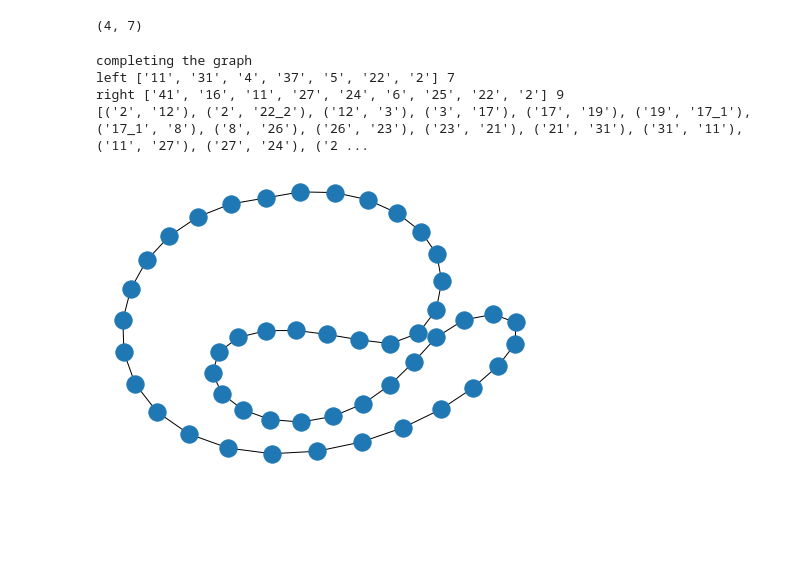
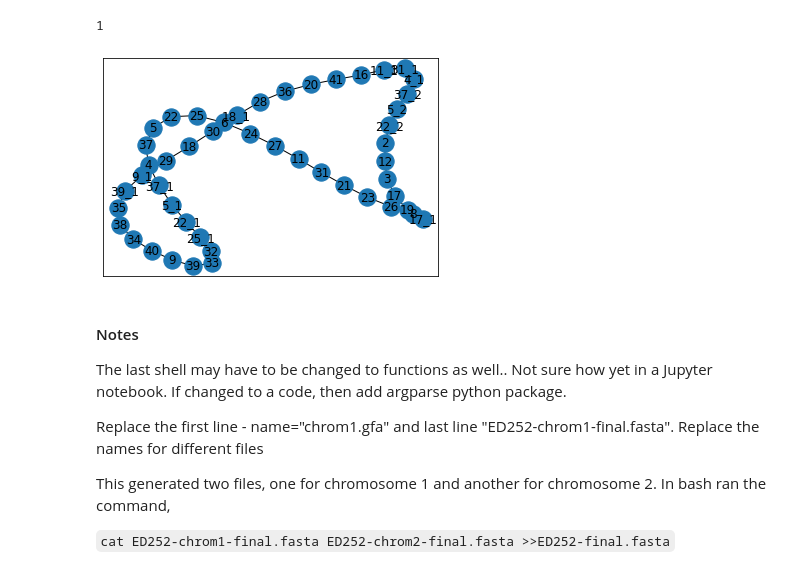
Before and after one commit to npbhavya/bacterial-genome-assembly, a Jupyter notebook: DFS_fully_working.ipynb, the cells around one changed output. Cells and saved outputs as stored; diff of their text form; code cells hidden in the pictures; blank space fills up the shorter version.

```diff
--- a/DFS_fully_working.ipynb
+++ b/DFS_fully_working.ipynb
@@ -104,18 +173,16 @@ def maxDepth (node, dfs, graph):
 ########################################
 # Driver program to test above function
 ########################################
-x=gfa_parser("chrom1.gfa")
-#calling a specific function within the class
-edges=x.gfa_parser("chrom1.gfa")
-G=nx.Graph()
-G.add_edges_from(edges)
-n=list(G.nodes())[0]
-successors=nx.dfs_successors(G,n)
-#print (successors)
-#print (successors["22"])
-print (maxDepth('9', successors, G))
+#x=gfa_parser("chrom1.gfa")
+##calling a specific function within the class
+#edges=x.gfa_parser("chrom1.gfa")
+#G=nx.Graph()
+#G.add_edges_from(edges)
+#n=list(G.nodes())[0]
+#successors=nx.dfs_successors(G,n)
+##print (successors)
+##print (successors["22"])
+#print (maxDepth('9', successors, G))
-# %% [output]
-(4, 7)
 # %%
 # this function only renames the node since it already exists in the
 #   new graph
@@ -186,8 +281,20 @@ import matplotlib.pyplot as plt
 import networkx as nx
 
 #calling the gfa parser first to retrieve the data from gfa
-x=gfa_parser("chrom1.gfa")
-edges=x.gfa_parser("chrom1.gfa")
+input_name="chrom1.gfa"
+
+x=gfa_parser(input_name)
+edges=x.gfa_parser(input_name)[0]
+
+# getting the coverage of each of the nodes, reporting the nodes that
+# have coverage more than 2.
+coverage=x.gfa_parser(input_name)[1]
+#print ("list of nodes that have coverage more than 2")
+#for k, v in coverage.items():
+#    if (v<2):
+#        print (k,v)
+
+sequences=x.gfa_parser(input_name)[2]
 
 #using networkx package to write the edges from gfa to graph
 G=nx.Graph()
@@ -293,7 +400,6 @@ while (count < length):
                         new_graph=check_before_adding(key,val[1], new_graph)
                         successors.pop(key)
                         successors[key]=(val[0])
-
                 count=count+1
 
         #check point trace back to continue
@@ -331,40 +437,51 @@ while (count < length):
 # adding the last connection from the last node int he dfs graph
 # getting the last node
 # adding the last connection to complete the graph
-print ("completing the graph")
+#print ("completing the graph")
 new_edges=list(new_graph.edges)
 last_edge=new_edges[-1]
 last_node=last_edge[1]
 last_node=last_node.split('_')[0]
 path=path_to_first_node(last_node, n, G)
 left_path=path[0]
 right_path=path[1]
-print ("left", left_path, len(left_path))
-print ("right", right_path, len(right_path))
+#print ("left", left_path, len(left_path))
+#print ("right", right_path, len(right_path))
 if (len(left_path)==len(right_path)):
     for f in range(len(left_path)):
         if (f==0):
             new_graph=check_before_adding(last_node, left_path[f], new_graph)
         else:
             new_graph=check_before_adding(left_path[f-1], left_path[f], new_graph)
 elif (len(left_path)<len(right_path)):
     for f in range(len(left_path)):
         if (f==0):
             new_graph=check_before_adding(last_node, left_path[f], new_graph)
         else:
             new_graph=check_before_adding(left_path[f-1], left_path[f], new_graph)
 elif (len(left_path)>len(right_path)):
     for f in range(len(right_path)):
         if (f==0):
             new_graph=check_before_adding(last_node, right_path[f], new_graph)
         else:
             new_graph=check_before_adding(right_path[f-1], right_path[f], new_graph)
 
-print (new_graph.edges)
-nx.draw(new_graph)
+#print (new_graph.edges)
+nx.draw_networkx(new_graph)
+
+# writing the graph to fasta file
+final=graph_to_fasta(new_graph, input_name, sequences)
+SeqIO.write(final, "ED252-chrom1-final.fasta", "fasta")
 # %% [output]
-completing the graph
-left ['11', '31', '4', '37', '5', '22', '2'] 7
-right ['41', '16', '11', '27', '24', '6', '25', '22', '2'] 9
-[('2', '12'), ('2', '22_2'), ('12', '3'), ('3', '17'), ('17', '19'), ('19', '17_1'), ('17_1', '8'), ('8', '26'), ('26', '23'), ('23', '21'), ('21', '31'), ('31', '11'), ('11', '27'), ('27', '24'), ('2 ...
+1
-[figure, old version]
+[figure, new version]
+# %% [markdown]
+#### Notes
+
+The last shell may have to be changed to functions as well.. Not sure how yet in a Jupyter notebook. If changed to a code, then add argparse python package.
+
+Replace the first line - name="chrom1.gfa" and last line "ED252-chrom1-final.fasta". Replace the names for different files
+
+This generated two files, one for chromosome 1 and another for chromosome 2. In bash ran the command,
+
+`cat ED252-chrom1-final.fasta ED252-chrom2-final.fasta >>ED252-final.fasta`
```
Also changed, not shown: parts of 4 cells of this notebook.
